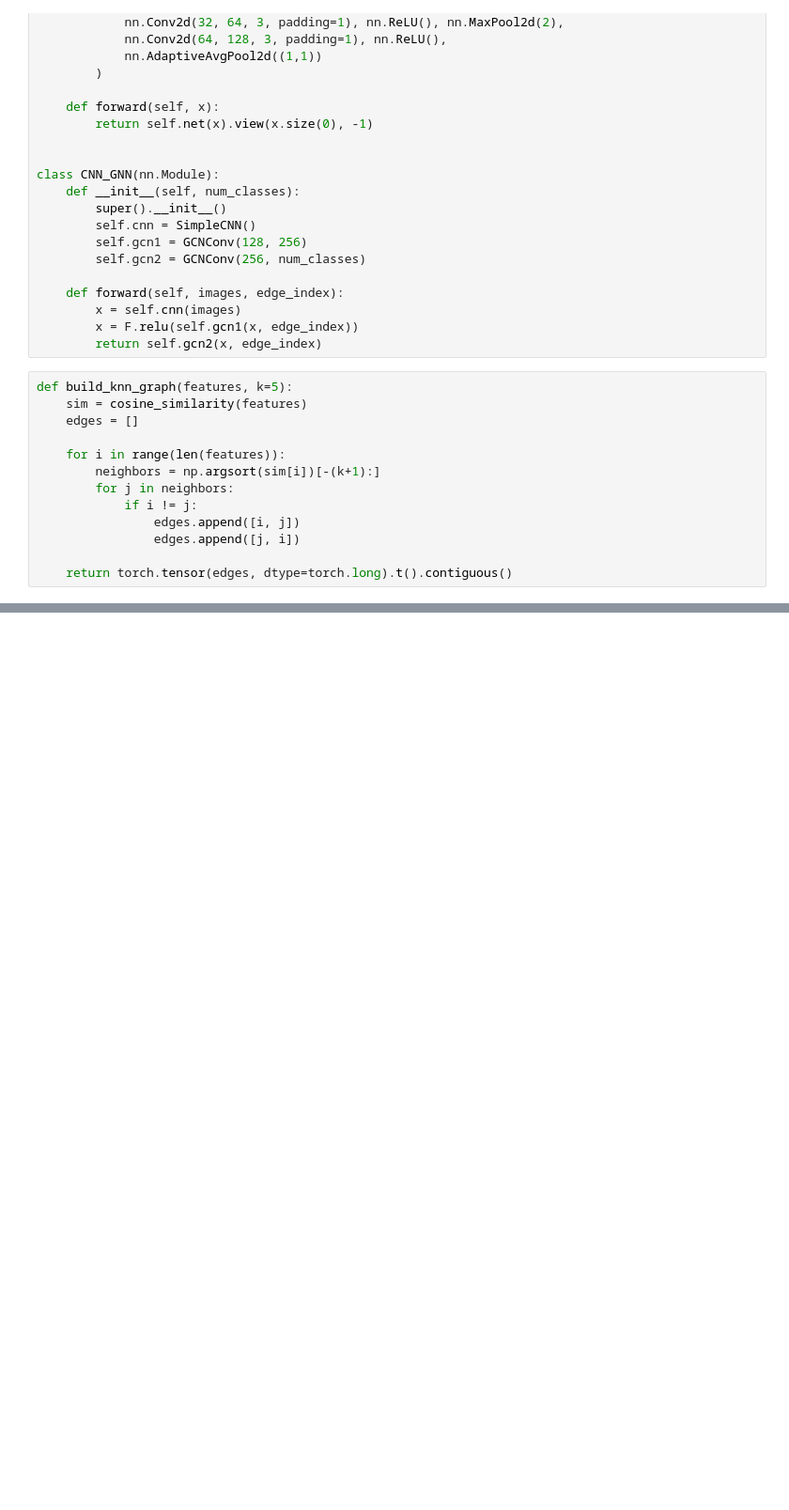
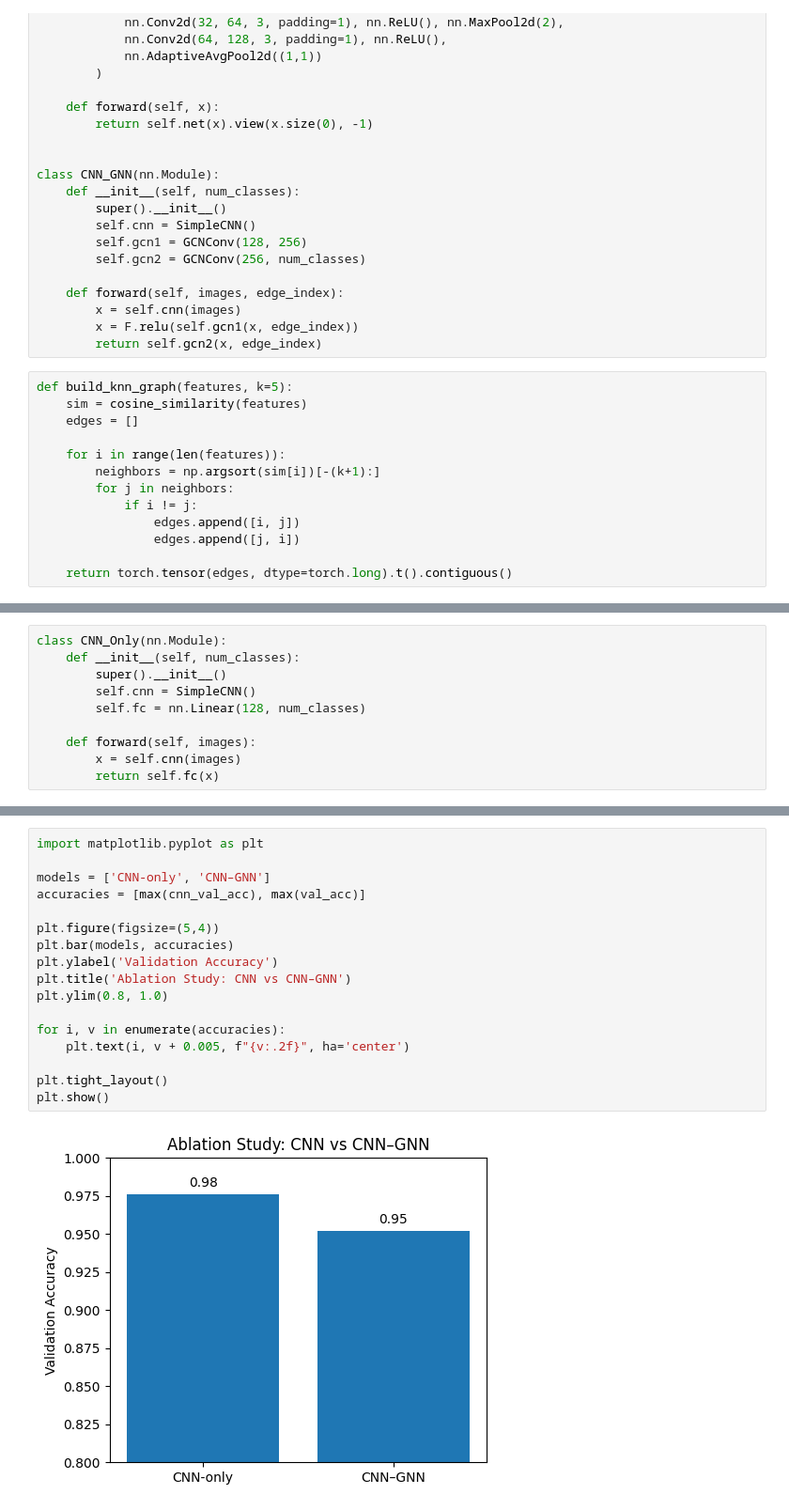
Before and after one commit to rizkyatmoko/CNN-GNN-Keris, a Jupyter notebook: cnn_gnn_kakao.ipynb, the cells around one changed output, grey strips where cells are left out. Shown at 94% size. Drawn from its saved outputs; the diff is of its cells as text; blank space fills up the shorter version.

```diff
--- a/cnn_gnn_kakao.ipynb
+++ b/cnn_gnn_kakao.ipynb
@@ -156,0 +358,10 @@ plt.show()
+# %%
+class CNN_Only(nn.Module):
+    def __init__(self, num_classes):
+        super().__init__()
+        self.cnn = SimpleCNN()
+        self.fc = nn.Linear(128, num_classes)
+
+    def forward(self, images):
+        x = self.cnn(images)
+        return self.fc(x)
@@ -156,0 +432,19 @@ plt.show()
+# %%
+import matplotlib.pyplot as plt
+
+models = ['CNN-only', 'CNN–GNN']
+accuracies = [max(cnn_val_acc), max(val_acc)]
+
+plt.figure(figsize=(5,4))
+plt.bar(models, accuracies)
+plt.ylabel('Validation Accuracy')
+plt.title('Ablation Study: CNN vs CNN–GNN')
+plt.ylim(0.8, 1.0)
+
+for i, v in enumerate(accuracies):
+    plt.text(i, v + 0.005, f"{v:.2f}", ha='center')
+
+plt.tight_layout()
+plt.show()
+# %% [output]
+[figure, added]
```
Also changed, not shown: parts of 12 cells of this notebook.
